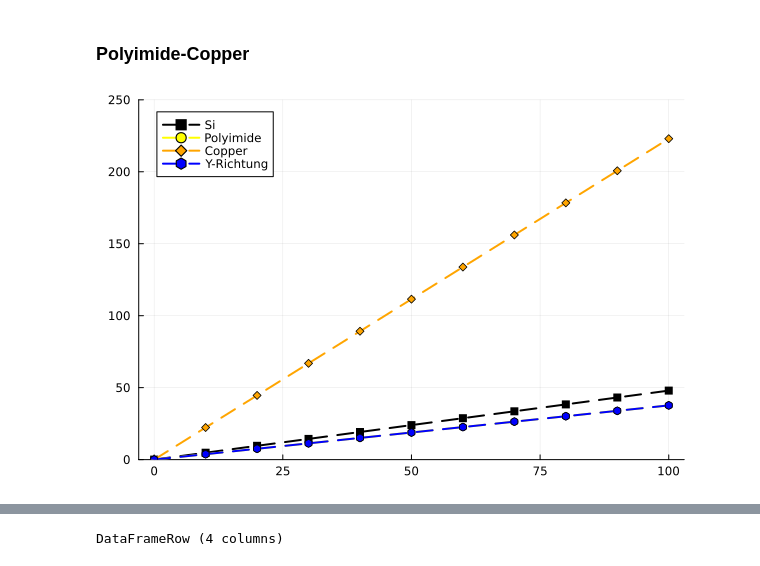
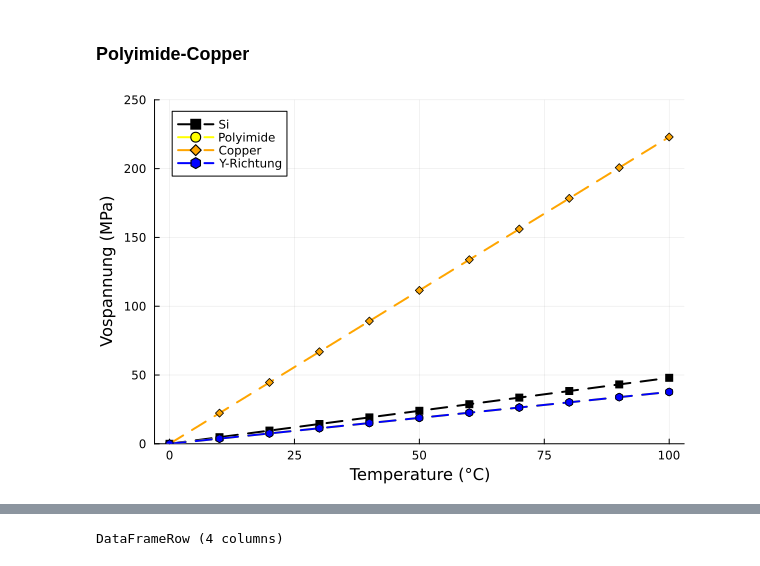
Before and after one commit to pandamec/Rini, a Jupyter notebook: entwicklung/verlauf.ipynb, the cells around one changed output, grey strips where cells are left out. Cells and saved outputs as stored; diff of their text form; code cells hidden in the pictures.

```diff
--- a/entwicklung/verlauf.ipynb
+++ b/entwicklung/verlauf.ipynb
@@ -458,38 +460,38 @@ for deltaT in deltaTRange
     ## solve
     sol=solve([eq1,eq2,eq3,
                 eq4,eq5,eq6,
                 eq7,eq8,eq9,
                 eq10,eq11,eq12,
                 eq13,eq14,eq15,
                 eq16,eq17,eq18],
                 [e1_1,e2_1,e3_1,
                 e1_2, e2_2, e3_2,
                 e1_3, e2_3, e3_3,
                 o1_1, o2_1, o3_1,
                 o1_2,o2_2,o3_2,
                 o1_3,o2_3,o3_3])
     sol
 
     sigma1=minimum([sol[o1_1],sol[o2_1],sol[o3_1]]) # Layer 1
     sigma2=minimum([sol[o1_2],sol[o2_2],sol[o3_2]]) # Layer 2
     sigma3=minimum([sol[o1_3],sol[o2_3],sol[o3_3]]) # Layer 3
 
     push!(sigma1_max,abs(sigma1))
     push!(sigma2_max,abs(sigma2))
     push!(sigma3_max,abs(sigma3))
     push!(sigma_2,abs(sol[o2_1]))
 end
 
 sigma1_max
 
 df_PICo=DataFrame(o2=sigma_2,o_subs=sigma1_max,o_coat=sigma2_max,o_metal=sigma3_max)
 
-plot!(FigThermal2,deltaTRange,ylims=(0, 250), sigma1_max, label="Si", lw=2, linestyle=:dash, color=:black, marker=:square)
-plot!(FigThermal2,deltaTRange,ylims=(0, 250), sigma2_max, label="Polyimide", lw=2, linestyle=:dash, color=:yellow, marker=:circle)
-plot!(FigThermal2,deltaTRange,ylims=(0, 250), sigma3_max, label="Copper", lw=2, linestyle=:dash, color=:orange, marker=:diamond)
-plot!(FigThermal2,deltaTRange,ylims=(0, 250), sigma_2, label="Y-Richtung", lw=2, linestyle=:dash, color=:blue, marker=:hexagon)
+plot!(FigThermal2,deltaTRange,ylims=(0, 250), sigma1_max, label="Si",  xlabel = "Temperature (°C)", ylabel = "Vospannung (MPa)", lw=2, linestyle=:dash, color=:black, marker=:square)
+plot!(FigThermal2,deltaTRange,ylims=(0, 250), sigma2_max, label="Polyimide",  xlabel = "Temperature (°C)", ylabel = "Vospannung (MPa)",  lw=2, linestyle=:dash, color=:yellow, marker=:circle)
+plot!(FigThermal2,deltaTRange,ylims=(0, 250), sigma3_max, label="Copper",  xlabel = "Temperature (°C)", ylabel = "Vospannung (MPa)",  lw=2, linestyle=:dash, color=:orange, marker=:diamond)
+plot!(FigThermal2,deltaTRange,ylims=(0, 250), sigma_2, label="Y-Richtung",  xlabel = "Temperature (°C)", ylabel = "Vospannung (MPa)",  lw=2, linestyle=:dash, color=:blue, marker=:hexagon)
 # %% [output]
-[figure, old version]
+[figure, new version]
 # %%
 display(FigThermal)
 display(FigThermal2)
```
Also changed, not shown: parts of 15 cells of this notebook.
